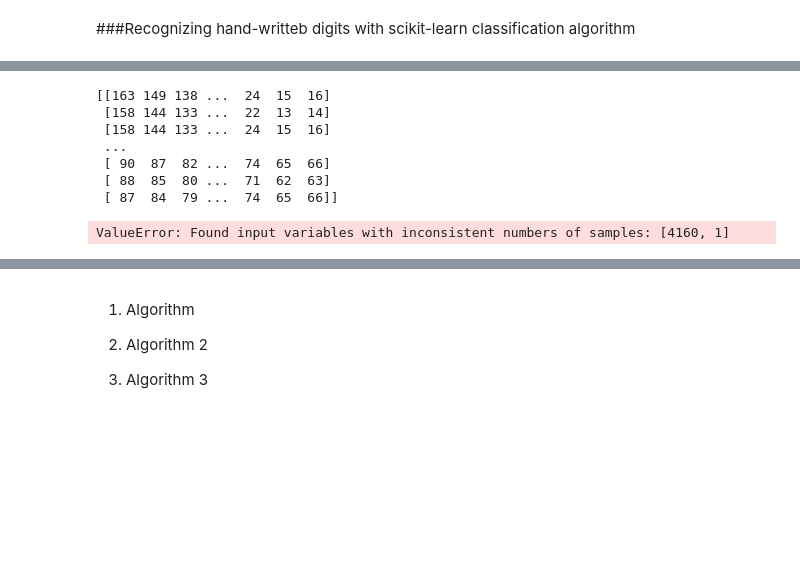
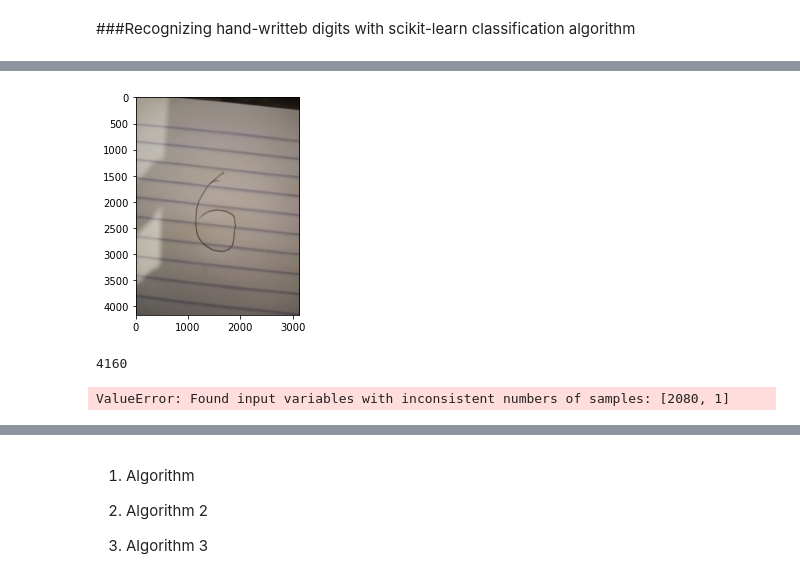
Before and after one commit to Babajide-olawoye/emrgingTechAssessment, a Jupyter notebook: Scikit-Learn.ipynb, the cells around one changed output, grey strips where cells are left out. Cells and saved outputs as stored; diff of their text form; code cells hidden in the pictures; blank space fills up the shorter version.

```diff
--- a/Scikit-Learn.ipynb
+++ b/Scikit-Learn.ipynb
@@ -113,43 +56,65 @@ Here X
 # %%
 import numpy as np
+#Importing and viewing my image
+import matplotlib.pyplot as plt
+import matplotlib.patches as patches
+import matplotlib.cbook as cbook
+
+from sklearn import datasets, svm, metrics
+from sklearn.model_selection import train_test_split
+
+
+with cbook.get_sample_data('handWritten6.jpg') as image_file:
+    image = plt.imread(image_file)
+
+fig, ax = plt.subplots()
+im = ax.imshow(image)
+
+
+
+plt.show()
+
+#Convert image to numpy array
+imgArray = np.asarray(image)
+
+
 # flatten the images
 n_samples = len(image)
-data = image.reshape((n_samples, -1))
-print(data)
+
+data = imgArray.reshape((n_samples, -1))
+
+
+print(n_samples)
 
 
 #My target is 6
 target = [6]
 
 # Create a classifier: a support vector classifier
 clf = svm.SVC(gamma=0.001)
 
 # Split data into 50% train and 50% test subsets
-X_train, X_test, y_train, y_test = train_test_split(
-    data, target, test_size=0.5, shuffle=False)
+X_train, y_train = train_test_split(
+    data, test_size=0.5, shuffle=False)
 
 # Learn the digits on the train subset
-clf.fit(X_train, y_train)
+clf.fit(X_train, [1])
 
 # Predict the value of the digit on the test subset
-predicted = clf.predict(X_test)
+predicted = clf.predict([4160, 1])
 
+y_test = [6]
 
 _, axes = plt.subplots(nrows=1, ncols=4, figsize=(10, 3))
 for ax, image, prediction in zip(axes, X_test, predicted):
     ax.set_axis_off()
     image = image.reshape(8, 8)
     ax.imshow(image, cmap=plt.cm.gray_r, interpolation='nearest')
     ax.set_title(f'Prediction: {prediction}')
 # %% [output]
+[figure, added]
-[[163 149 138 ...  24  15  16]
- [158 144 133 ...  22  13  14]
- [158 144 133 ...  24  15  16]
- ...
- [ 90  87  82 ...  74  65  66]
- [ 88  85  80 ...  71  62  63]
- [ 87  84  79 ...  74  65  66]]
+4160
-ValueError: Found input variables with inconsistent numbers of samples: [4160, 1]
+ValueError: Found input variables with inconsistent numbers of samples: [2080, 1]
 # %%
 # Split data into 50% train and 50% tes subsets
 X_train, X_test, y_train, y_test = train_test_split(
```
Also changed, not shown: parts of 4 cells of this notebook.
